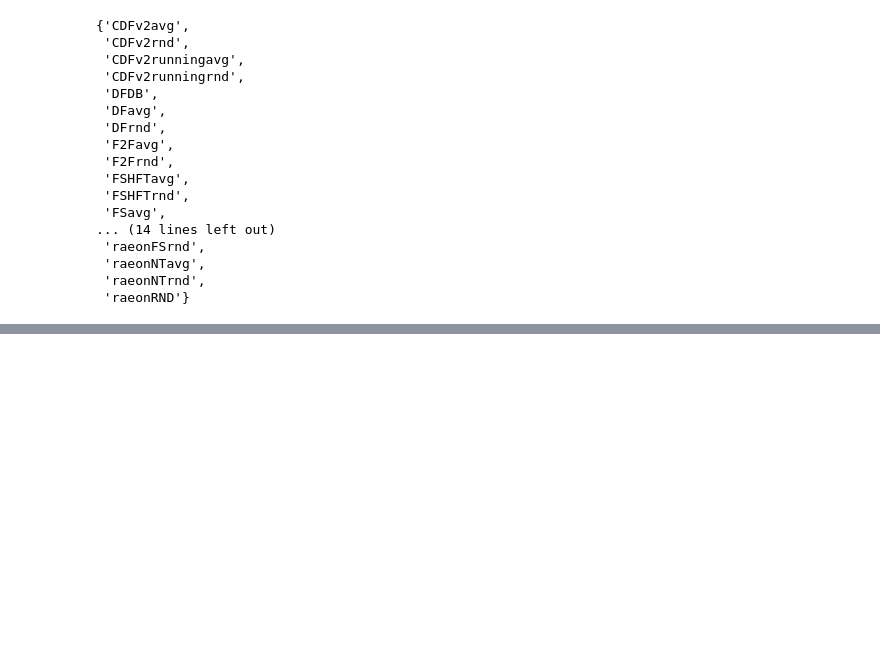
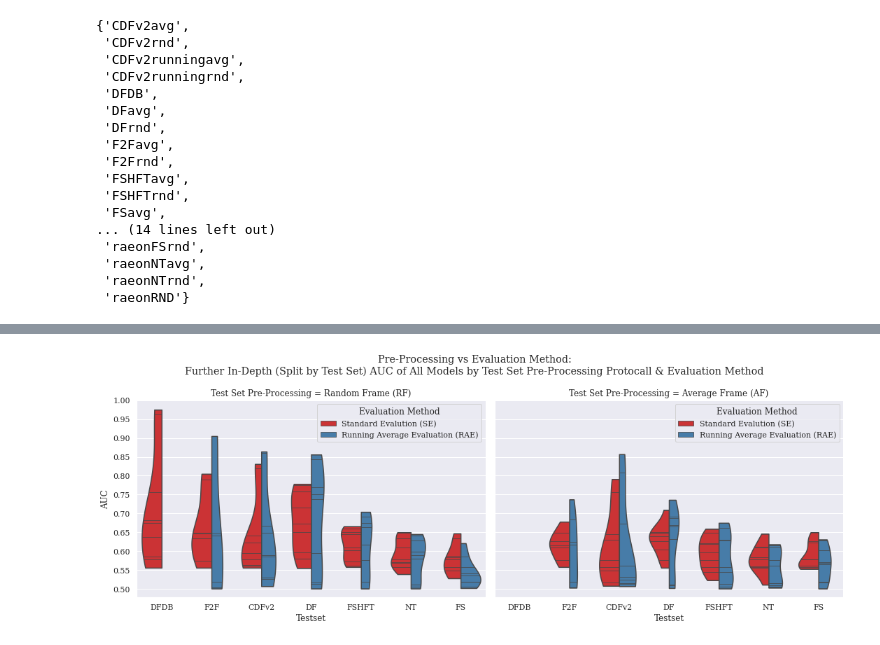
Before and after one commit to zsxkib/MInf-2.0-DeepFake-Detection, a Jupyter notebook: Collate_Results.ipynb, the cells around one changed output, grey strips where cells are left out. Saved outputs shown, nothing was run; the diff lists cells and outputs as text; code cells hidden in the pictures; blank space fills up the shorter version.

```diff
--- a/Collate_Results.ipynb
+++ b/Collate_Results.ipynb
@@ -215,0 +400,43 @@ ___
+# %%
+ax = sns.catplot(
+    x="Testset",
+    y="AUC",
+    hue="is_RAE",
+    col="is_AVG_Testset",
+    data=df,
+    kind="violin",
+    split=True,
+    height=5,
+    aspect=3/2,
+    palette="Set1",
+    cut=0,
+    inner="stick",
+    legend_out=False,
+);
+ax.fig.suptitle(
+    f"Pre-Processing vs Evaluation Method:\nFurther In-Depth (Split by Test Set) AUC of All Models by Test Set Pre-Processing Protocall & Evaluation Method",
+    y=1.1,
+    fontdict={"weight": "bold"},
+)
+ax.axes[0][0].set_title(f"Test Set Pre-Processing = Random Frame (RF)")
+ax.axes[0][1].set_title(f"Test Set Pre-Processing = Average Frame (AF)")
+ax, bx = ax.axes[0][0], ax.axes[0][1]
+bx.legend()
+bx.legend(
+    handles=bx.legend_.legendHandles,
+    labels=['Standard Evalution (SE)', 'Running Average Evaluation (RAE)'],
+    loc="best",
+    title="Evaluation Method")
+ax.legend(
+    handles=bx.legend_.legendHandles,
+    labels=['Standard Evalution (SE)', 'Running Average Evaluation (RAE)'],
+    loc="best",
+    title="Evaluation Method")
+ax.set_yticks(np.arange(0.5, 1.05, 0.05))
+plt.savefig(
+    "./_PLOTS/Pre-Processing vs Evaluation Method by Test Set.pdf",
+    bbox_inches="tight"
+    )
+plt.show()
+# %% [output]
+[figure, added]
```
Also changed, not shown: parts of 44 cells of this notebook, 1 other file.
